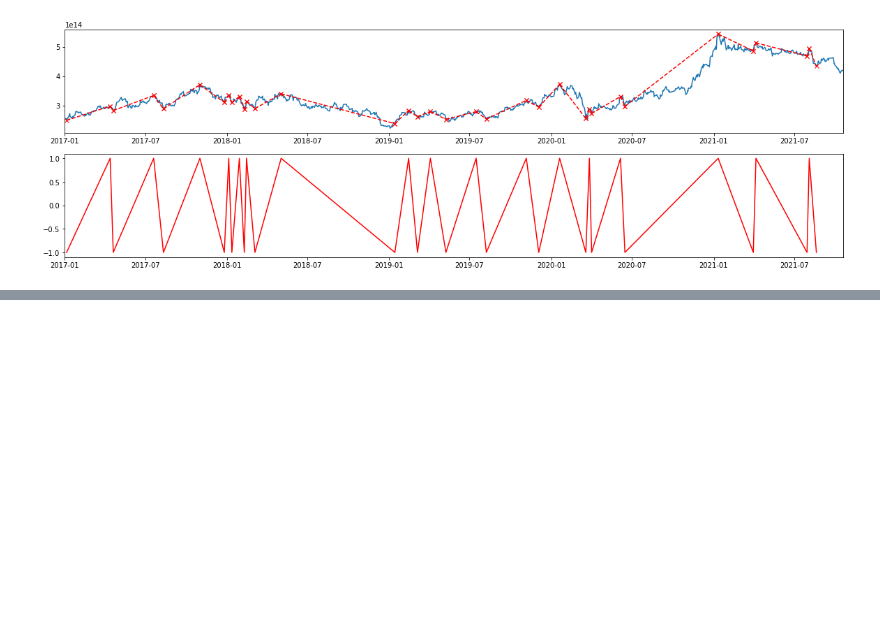
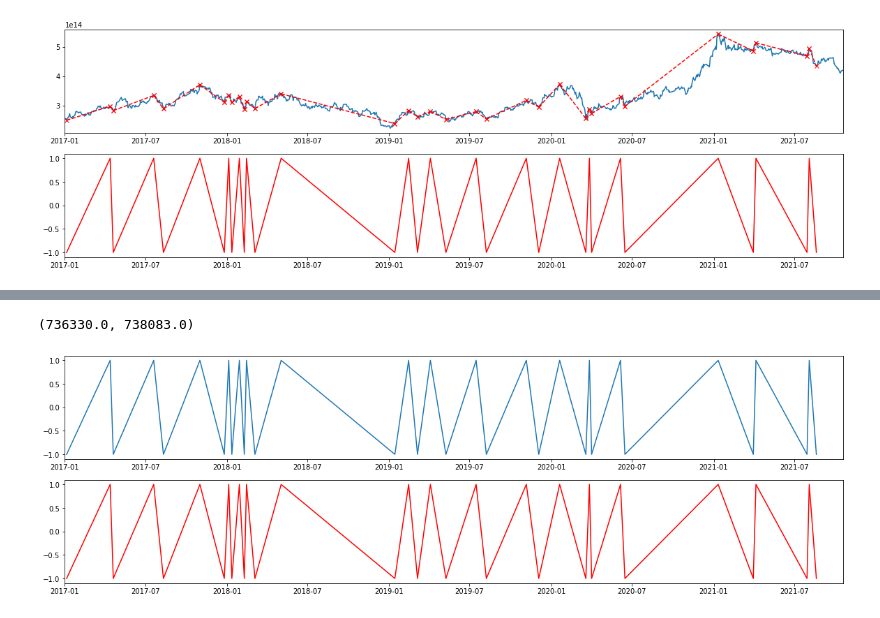
Before and after one commit to baeksumin/k-project, a Jupyter notebook: data_preprocessing/TimeSeries_trend.ipynb, the cells around one changed output, grey strips where cells are left out. Drawn from its saved outputs; the diff is of its cells as text; code cells hidden in the pictures; blank space fills up the shorter version.

```diff
--- a/data_preprocessing/TimeSeries_trend.ipynb
+++ b/data_preprocessing/TimeSeries_trend.ipynb
@@ -320,3 +321,15 @@ ax2.set_xlim([datetime.date(2017, 1, 1), datetime.date(2021, 10, 20)])
 # %% [output]
 (736330.0, 738083.0)
 [figure]
+# %%
+#-1~ 1 사이 점 채워주기.
+samsung_trend = samsung01[['x']]
+samsung_trend['TREND'] = np.nan
+
+for i in range(len(final)):
+  samsung_trend.loc[samsung_trend['x']== final.iloc[i,0],'TREND'] = final.iloc[i,1]
+
+samsung_trend =  samsung_trend.set_index('x')
+samsung_trend = samsung_trend[final.iloc[0,0]:final.iloc[len(final)-1,0]].interpolate(method = "time")
+
+samsung_trend
@@ -322,0 +361,16 @@ ax2.set_xlim([datetime.date(2017, 1, 1), datetime.date(2021, 10, 20)])
+# %%
+#그림으로 확인하기.
+fig = plt.figure(figsize = (20, 6))
+ax1 = fig.add_subplot(2,1,1)
+ax2 = fig.add_subplot(2,1,2)
+
+#-1~1 사이 점 채운 df(파란색그래프)
+ax1.plot(samsung_trend.index, samsung_trend.TREND)
+ax1.set_xlim([datetime.date(2017, 1, 1), datetime.date(2021, 10, 20)])
+
+#-1,1로만 이루어진 df(빨간색 그래프)
+ax2.plot(final['x'],final['y'], color = "red")
+ax2.set_xlim([datetime.date(2017, 1, 1), datetime.date(2021, 10, 20)])
+# %% [output]
+(736330.0, 738083.0)
+[figure, added]
```
Also changed, not shown: parts of 12 cells of this notebook.
